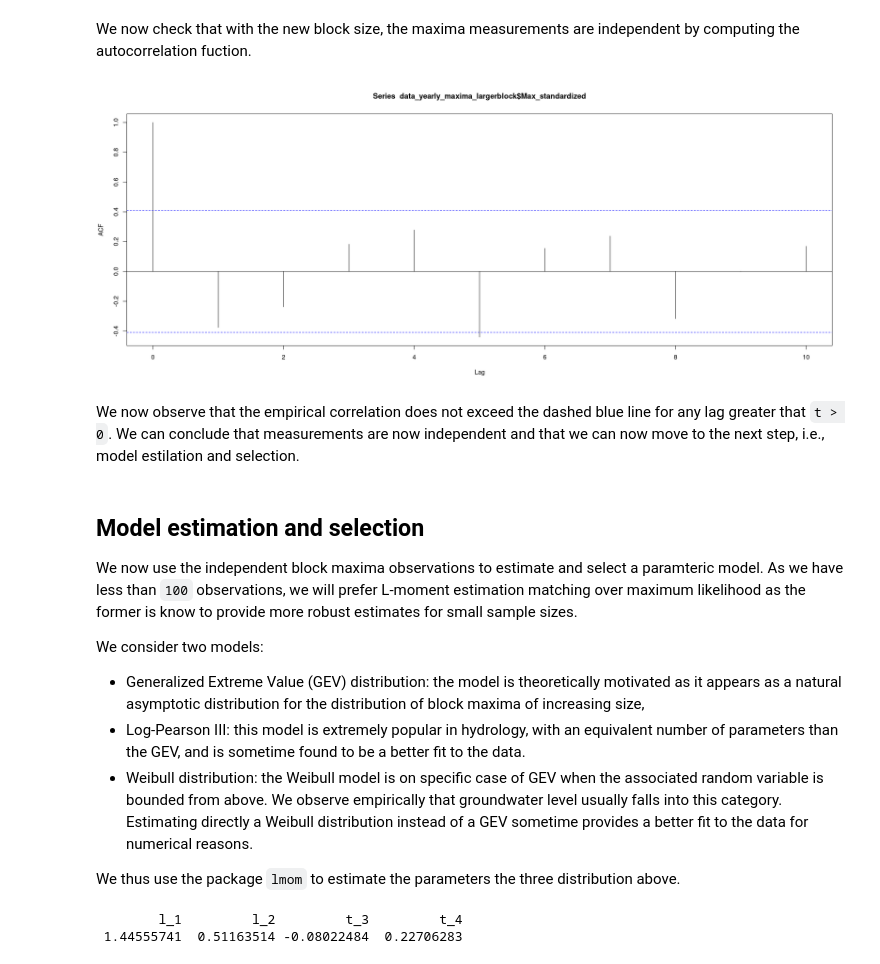
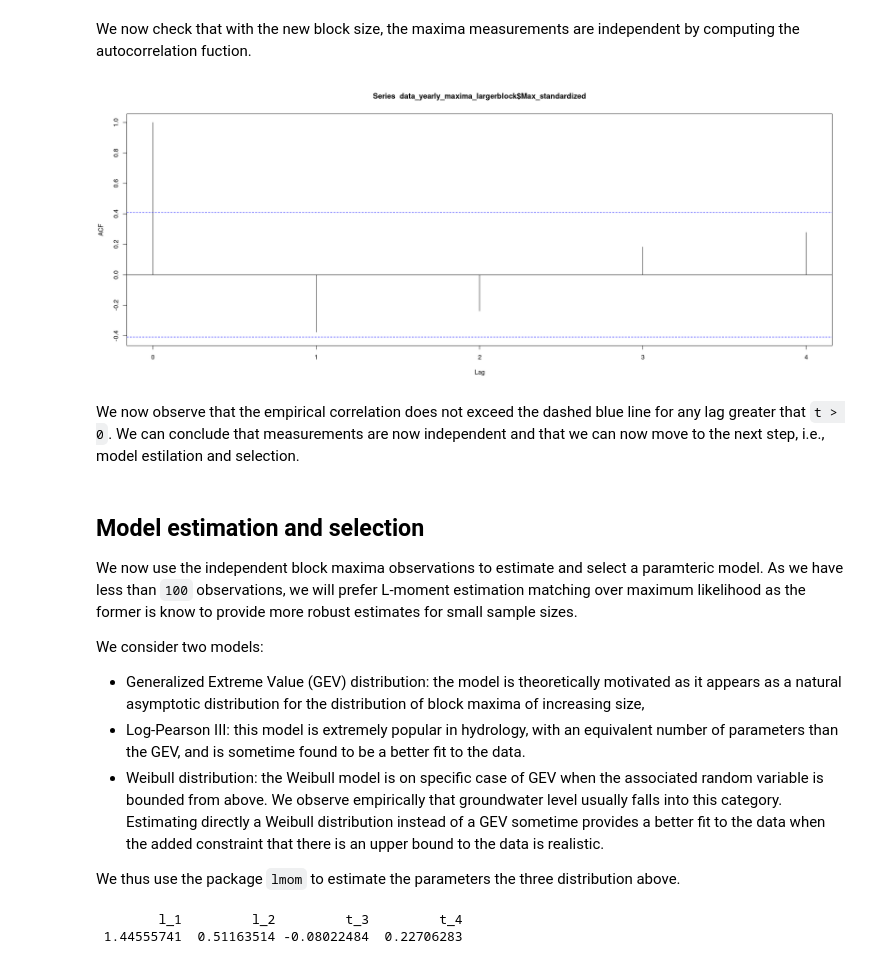
Before and after one commit to foen-admin-ch/groundwater-extreme-analysis, a Jupyter notebook: notebooks/example_4.ipynb, the cells around one changed output. Saved outputs shown, nothing was run; the diff lists cells and outputs as text; code cells hidden in the pictures.

```diff
--- a/notebooks/example_4.ipynb
+++ b/notebooks/example_4.ipynb
@@ -212,9 +212,9 @@ A tibble: 6 × 4
 We now check that with the new block size, the maxima measurements are independent by computing the autocorrelation fuction.
 # %%
 #Compute the auto-correlation between yearly maxima
-acf(data_yearly_maxima_largerblock$Max_standardized, lag = 10, na.action = na.pass)
+acf(data_yearly_maxima_largerblock$Max_standardized, lag = 4, na.action = na.pass)
 # %% [output]
-[figure, old version]
+[figure, new version]
 # %% [markdown]
 We now observe that the empirical correlation does not exceed the dashed blue line for any lag greater that `t > 0`. We can conclude that measurements are now independent and that we can now move to the next step, i.e., model estilation and selection.
 # %% [markdown]
@@ -225,7 +225,7 @@ We now use the independent block maxima observations to estimate and select a pa
 We consider two models:
 * Generalized Extreme Value (GEV) distribution: the model is theoretically motivated as it appears as a natural asymptotic distribution for the distribution of block maxima of increasing size,
 * Log-Pearson III: this model is extremely popular in hydrology, with an equivalent number of parameters than the GEV, and is sometime found to be a better fit to the data.
-* Weibull distribution: the Weibull model is on specific case of GEV when the associated random variable is bounded from above. We observe empirically that groundwater level usually falls into this category. Estimating directly a Weibull distribution instead of a GEV sometime provides a better fit to the data for numerical reasons.
+* Weibull distribution: the Weibull model is on specific case of GEV when the associated random variable is bounded from above. We observe empirically that groundwater level usually falls into this category. Estimating directly a Weibull distribution instead of a GEV sometime provides a better fit to the data when the added constraint that there is an upper bound to the data is realistic.
 
 We thus use the package `lmom` to estimate the parameters the three distribution above.
 # %%
```
Also changed, not shown: parts of 13 cells of this notebook, 1 other file.
